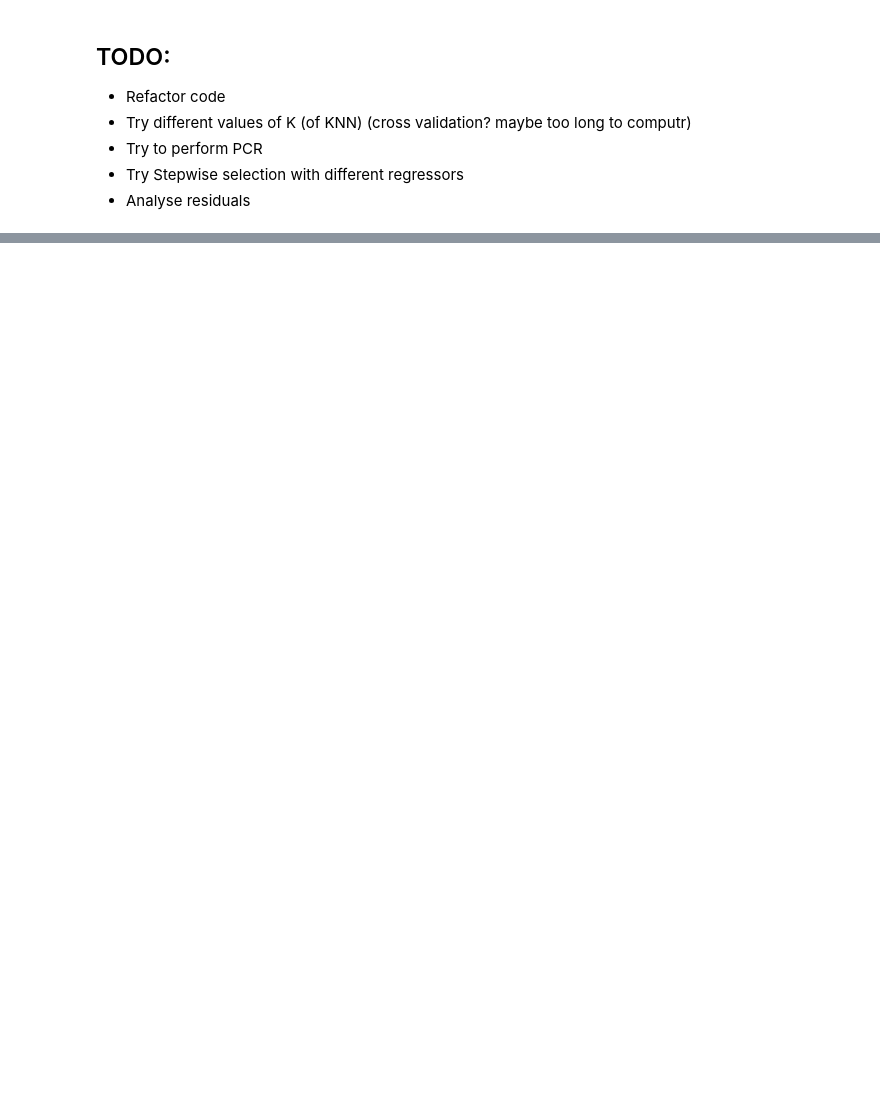
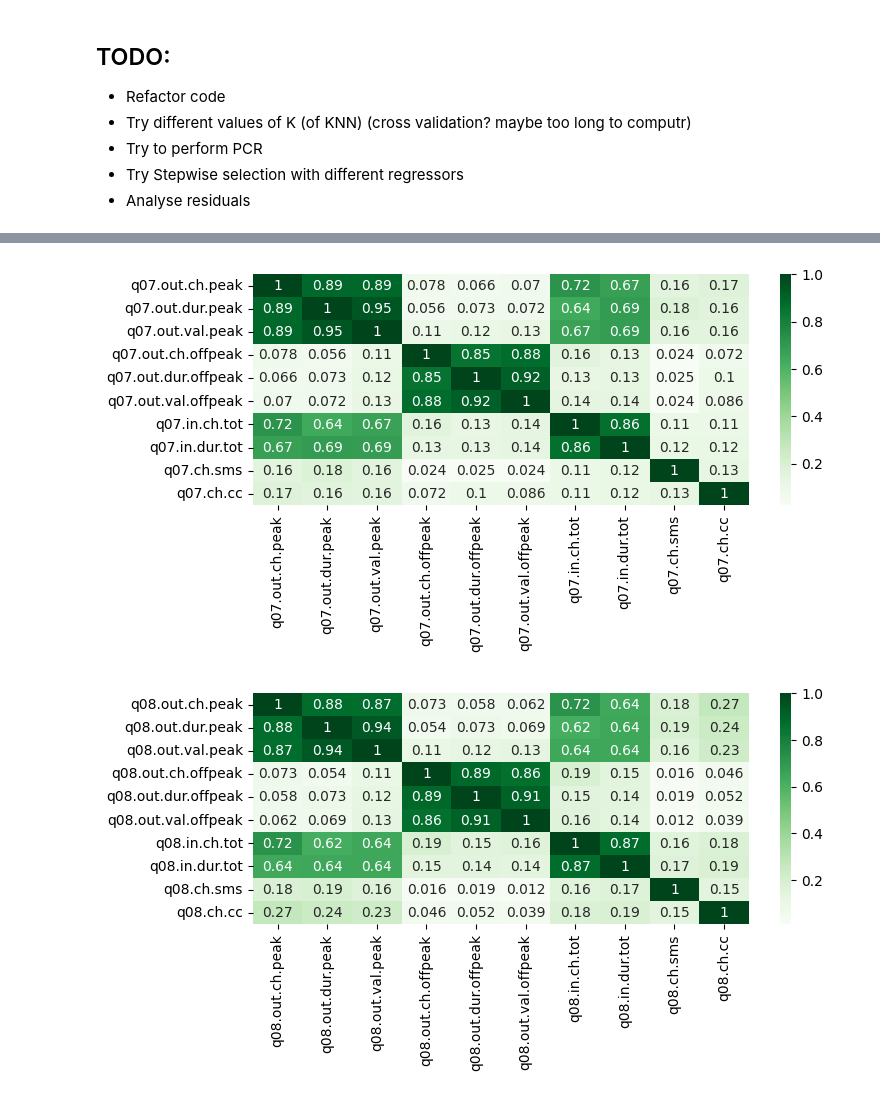
Before and after one commit to riccardocappi/Data-Mining-GroupA, a Jupyter notebook: PhoneUser_Competition/Phone users_py/Data_Mining_(Data_Divas).ipynb, the cells around one changed output, grey strips where cells are left out. Cells and saved outputs as stored; diff of their text form; code cells hidden in the pictures; blank space fills up the shorter version.

```diff
--- a/PhoneUser_Competition/Phone users_py/Data_Mining_(Data_Divas).ipynb
+++ b/PhoneUser_Competition/Phone users_py/Data_Mining_(Data_Divas).ipynb
@@ -287,0 +390,16 @@ y_pred.to_csv('mySubmission_knn_best_subset.txt', index=False, header=False, sep
+# %%
+def corr_matrix(number):
+   month = train.loc[:, [number + name for name in names_month_variables]]
+
+   corr = month.corr()
+   corr.style.background_gradient(cmap='coolwarm')
+   corr.style.background_gradient(cmap='coolwarm').format(precision=2)
+   plt.figure(figsize=(8,3))
+   sns.heatmap(corr, cmap="Greens",annot=True)
+   plt.show()
+
+for month in months[6:9]:
+   corr_matrix(month)
+# %% [output]
+[figure, added]
+[figure, added]
```
Also changed, not shown: parts of 23 cells of this notebook.
